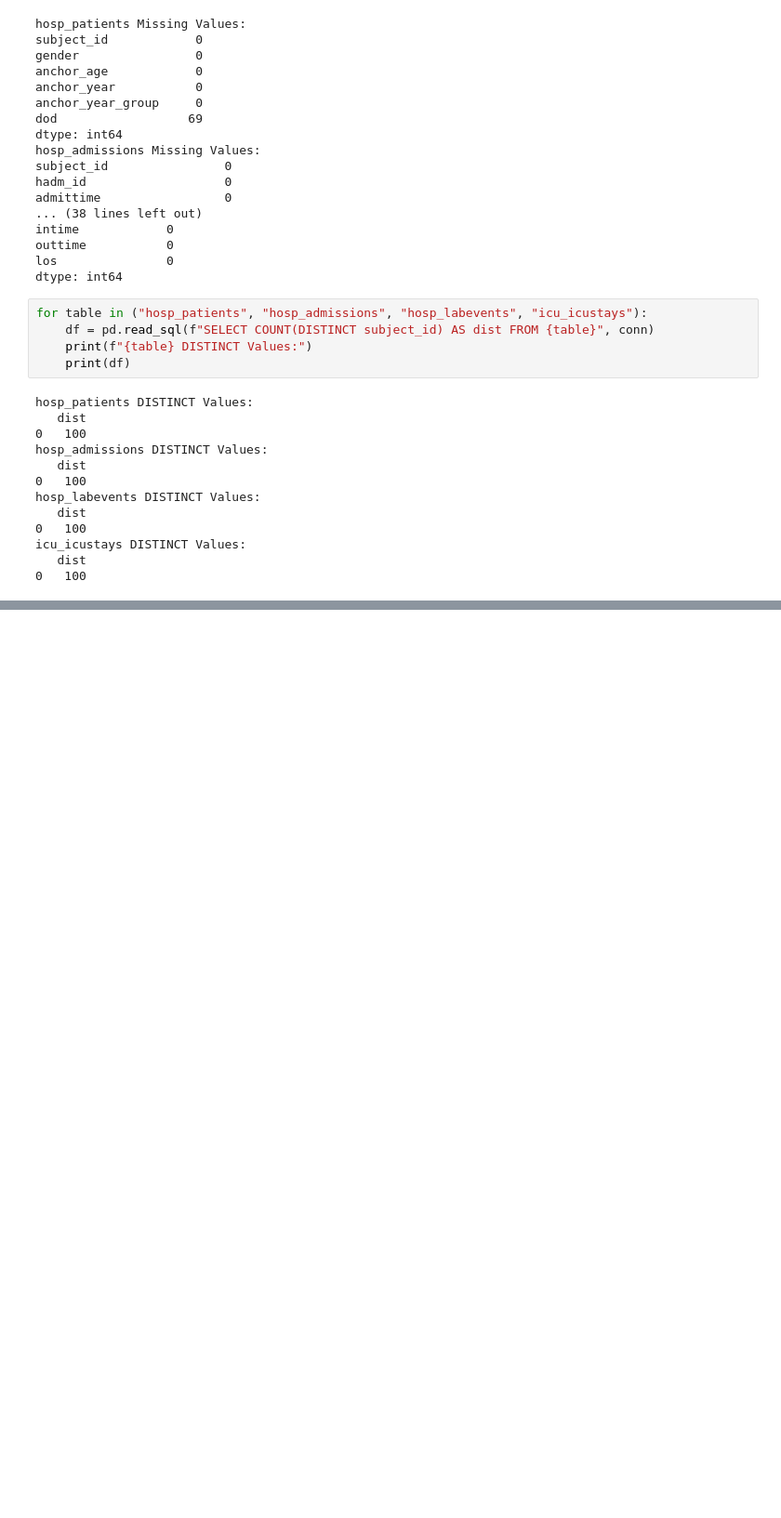
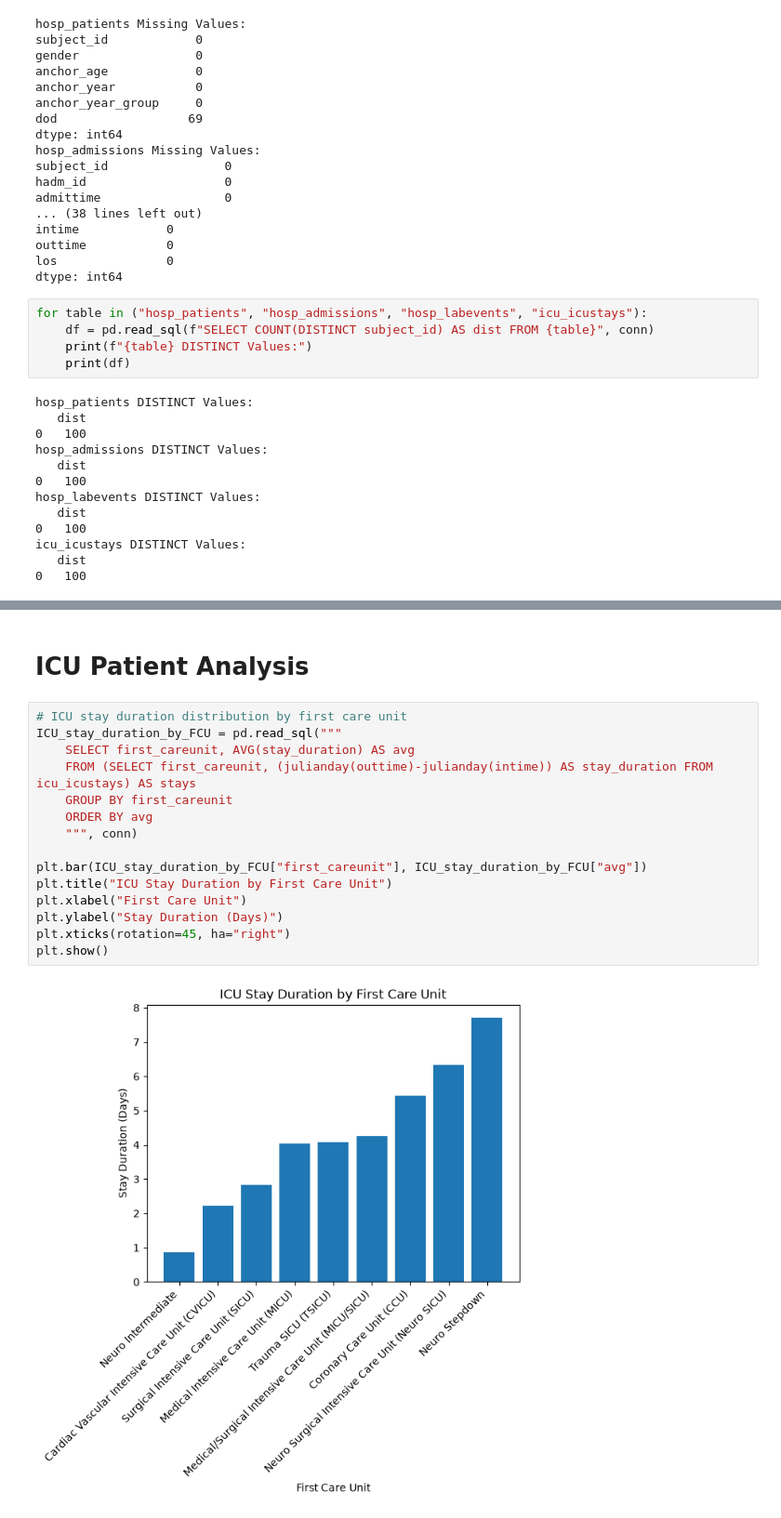
Before and after one commit to jguo2673/MIMIC-IV-EDA, a Jupyter notebook: proj.ipynb, the cells around one changed output, grey strips where cells are left out. Shown at 93% size. Cells and saved outputs as stored; diff of their text form; blank space fills up the shorter version.

```diff
--- a/proj.ipynb
+++ b/proj.ipynb
@@ -190,0 +208,19 @@ plt.show()
+# %% [markdown]
+# ICU Patient Analysis
+# %%
+# ICU stay duration distribution by first care unit
+ICU_stay_duration_by_FCU = pd.read_sql("""
+    SELECT first_careunit, AVG(stay_duration) AS avg
+    FROM (SELECT first_careunit, (julianday(outtime)-julianday(intime)) AS stay_duration FROM icu_icustays) AS stays
+    GROUP BY first_careunit
+    ORDER BY avg
+    """, conn)
+
+plt.bar(ICU_stay_duration_by_FCU["first_careunit"], ICU_stay_duration_by_FCU["avg"])
+plt.title("ICU Stay Duration by First Care Unit")
+plt.xlabel("First Care Unit")
+plt.ylabel("Stay Duration (Days)")
+plt.xticks(rotation=45, ha="right")
+plt.show()
+# %% [output]
+[figure, added]
```
Also changed, not shown: parts of 12 cells of this notebook, 1 other file.
